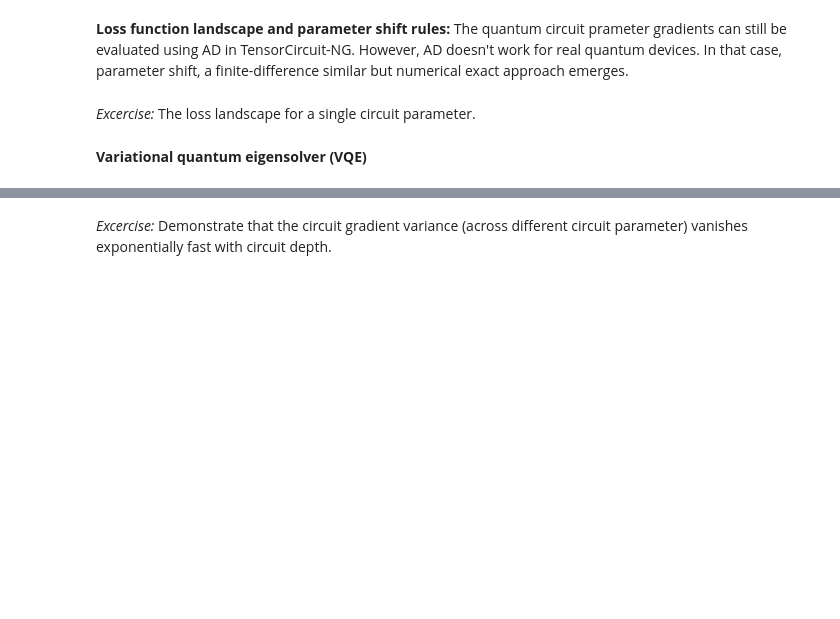
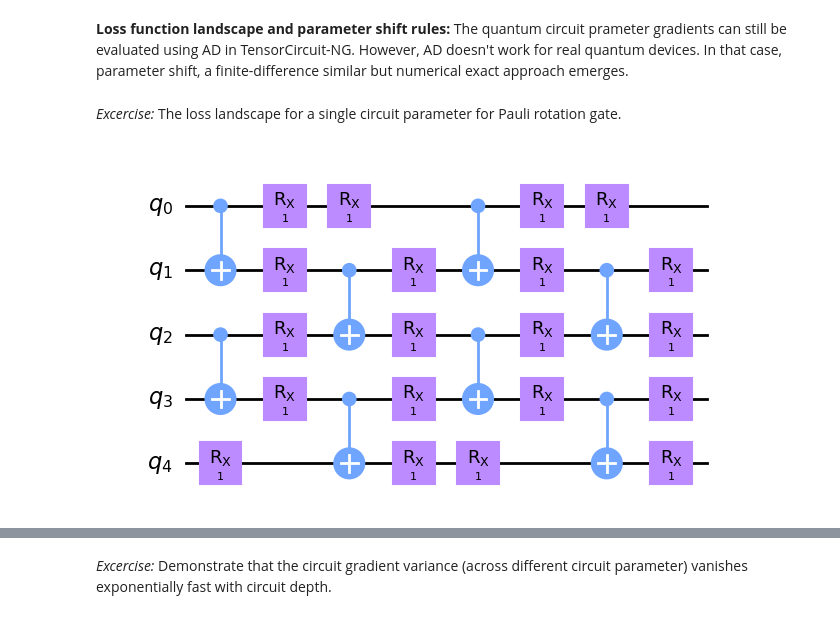
Before and after one commit to sxzgroup/qc_lecture, a Jupyter notebook: lectures/2_qc_nisq.ipynb, the cells around one changed output, grey strips where cells are left out. Cells and saved outputs as stored; diff of their text form; code cells hidden in the pictures; blank space fills up the shorter version.

```diff
--- a/lectures/2_qc_nisq.ipynb
+++ b/lectures/2_qc_nisq.ipynb
@@ -201,6 +201,24 @@ In VQA, the parameterized function is modeled by a parameterized quantum circuit
 # %% [markdown]
 **Loss function landscape and parameter shift rules:** The quantum circuit prameter gradients can still be evaluated using AD in TensorCircuit-NG. However, AD doesn't work for real quantum devices. In that case, parameter shift, a finite-difference similar but numerical exact approach emerges.
 # %% [markdown]
-*Excercise:* The loss landscape for a single circuit parameter.
+*Excercise:* The loss landscape for a single circuit parameter for Pauli rotation gate.
-# %% [markdown]
-**Variational quantum eigensolver (VQE)**
+# %%
+def brickwall_layout_circuit(params, n, nlayers, pbc=False):
+    c = tc.Circuit(n)
+    offset = 0 if pbc else 1
+    for j in range(nlayers):
+        for i in range(0, n - offset, 2):
+            c.cnot(i, (i + 1) % n)
+        for i in range(n):
+            c.rx(i, theta=params[j, i, 0])
+        for i in range(1, n - offset, 2):
+            c.cnot(i, (i + 1) % n)
+        for i in range(n):
+            c.rx(i, theta=params[j, i, 1])
+    return c
+
+
+c = brickwall_layout_circuit(np.ones(shape=[2, 5, 2]), 5, 2)
+c.draw(output="mpl")
+# %% [output]
+[figure, added]
```
Also changed, not shown: parts of 12 cells of this notebook, 2 other files.
